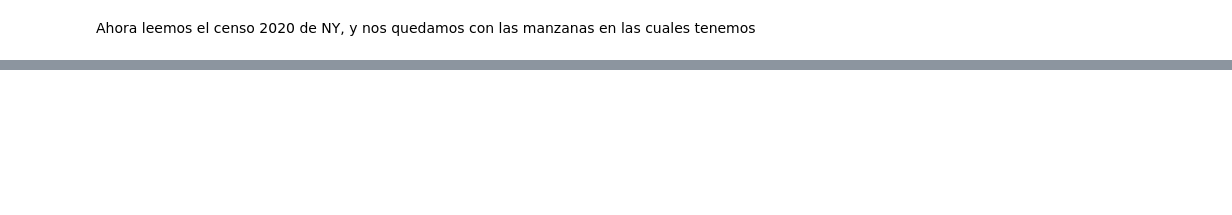
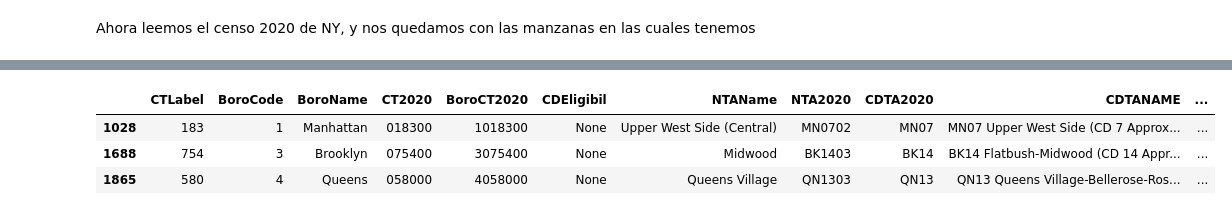
Before and after one commit to Larraguibel/HeatIslandsWV, a Jupyter notebook: violence_against_women.ipynb, the cells around one changed output, grey strips where cells are left out. Cells and saved outputs as stored; diff of their text form; code cells hidden in the pictures; blank space fills up the shorter version.

```diff
--- a/violence_against_women.ipynb
+++ b/violence_against_women.ipynb
@@ -206 +209,8 @@ squares.sample(3)
+# %%
+squares.sample(3)
+# %% [output]
+|  | CTLabel | BoroCode | BoroName | CT2020 | BoroCT2020 | CDEligibil | NTAName | NTA2020 | CDTA2020 | CDTANAME | ... |
+| 1028 | 183 | 1 | Manhattan | 018300 | 1018300 | None | Upper West Side (Central) | MN0702 | MN07 | MN07 Upper West Side (CD 7 Approx... | ... |
+| 1688 | 754 | 3 | Brooklyn | 075400 | 3075400 | None | Midwood | BK1403 | BK14 | BK14 Flatbush-Midwood (CD 14 Appr... | ... |
+| 1865 | 580 | 4 | Queens | 058000 | 4058000 | None | Queens Village | QN1303 | QN13 | QN13 Queens Village-Bellerose-Ros... | ... |
 # %%
```
Also changed, not shown: parts of 5 cells of this notebook.
